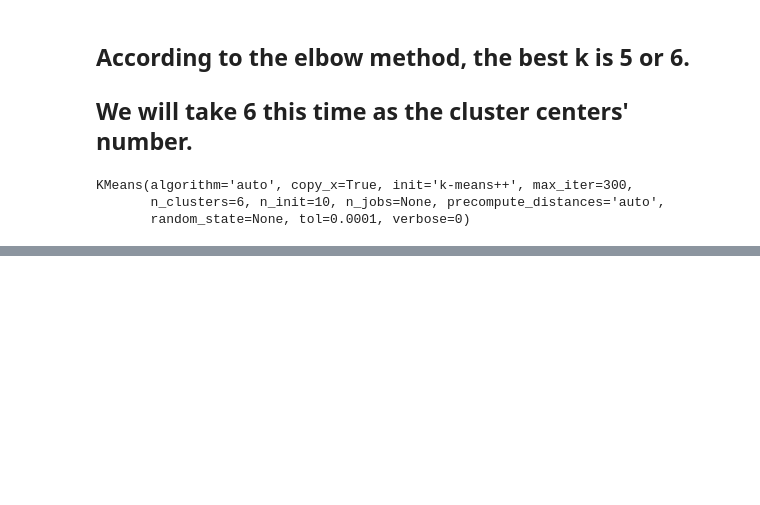
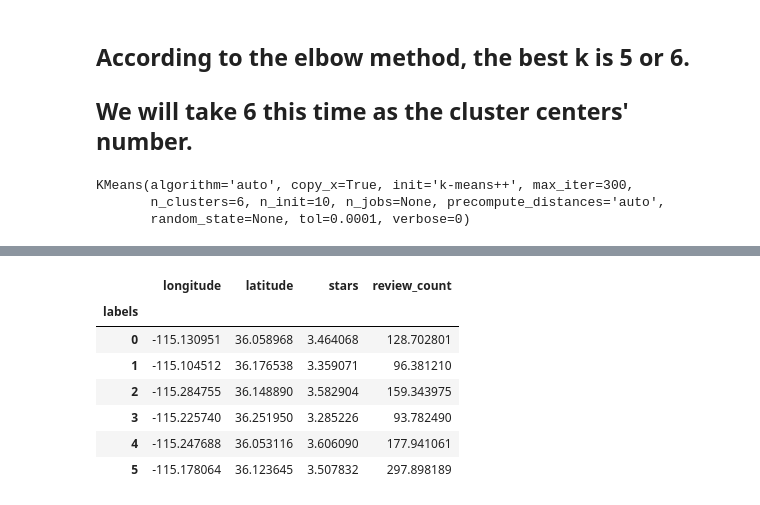
Before and after one commit to ZhiyuWang95/Geo-tagged-Yelp-Data-Analysis, a Jupyter notebook: Clustering+Visualization.ipynb, the cells around one changed output, grey strips where cells are left out. Saved outputs shown, nothing was run; the diff lists cells and outputs as text; code cells hidden in the pictures; blank space fills up the shorter version.

Commit message:
Merged kmeans labels into the dataframe
Merged kmeans result labels into the dataframe.

Signed-off-by: Zhiyu Wang <wangzy95@bu.edu>

```diff
--- a/Clustering+Visualization.ipynb
+++ b/Clustering+Visualization.ipynb
@@ -144,0 +138,6 @@ ValueError: Other Series must have a name
+# %%
+labels = kmeans.labels_
+indexes = np.arange(0, len(labels), 1).tolist()
+labels_df = pd.DataFrame(labels, index=indexes, columns=['labels'])
+# %%
+data=pd.concat([data,labels_df],axis=1)
@@ -144,0 +153,13 @@ ValueError: Other Series must have a name
+# %%
+groupByLabels = data.groupby('labels').mean()
+# %%
+groupByLabels
+# %% [output]
+|  | longitude | latitude | stars | review_count |
+| labels |  |  |  |  |
+| 0 | -115.130951 | 36.058968 | 3.464068 | 128.702801 |
+| 1 | -115.104512 | 36.176538 | 3.359071 | 96.381210 |
+| 2 | -115.284755 | 36.148890 | 3.582904 | 159.343975 |
+| 3 | -115.225740 | 36.251950 | 3.285226 | 93.782490 |
+| 4 | -115.247688 | 36.053116 | 3.606090 | 177.941061 |
+| 5 | -115.178064 | 36.123645 | 3.507832 | 297.898189 |
```
Also changed, not shown: parts of 7 cells of this notebook.
